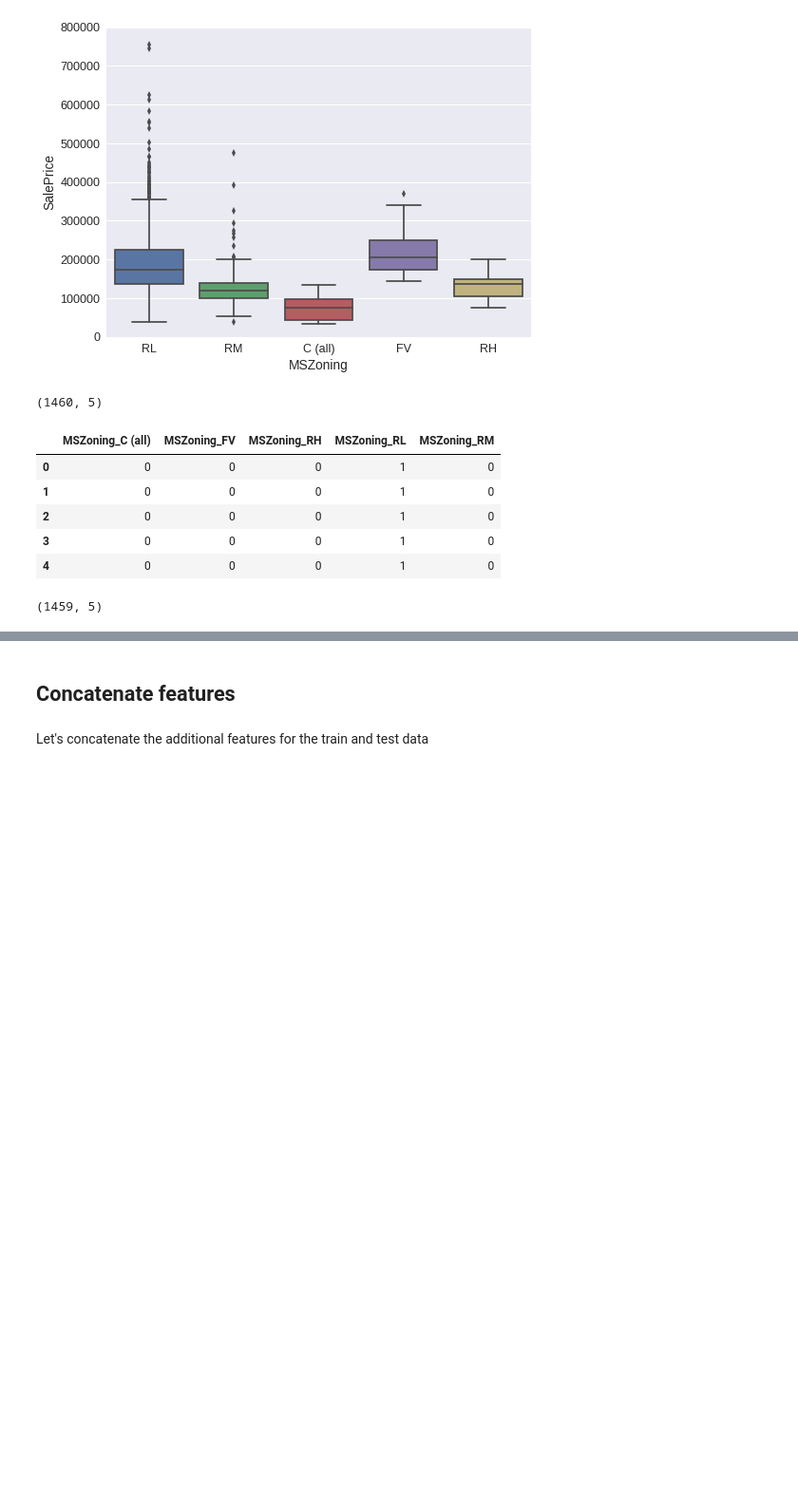
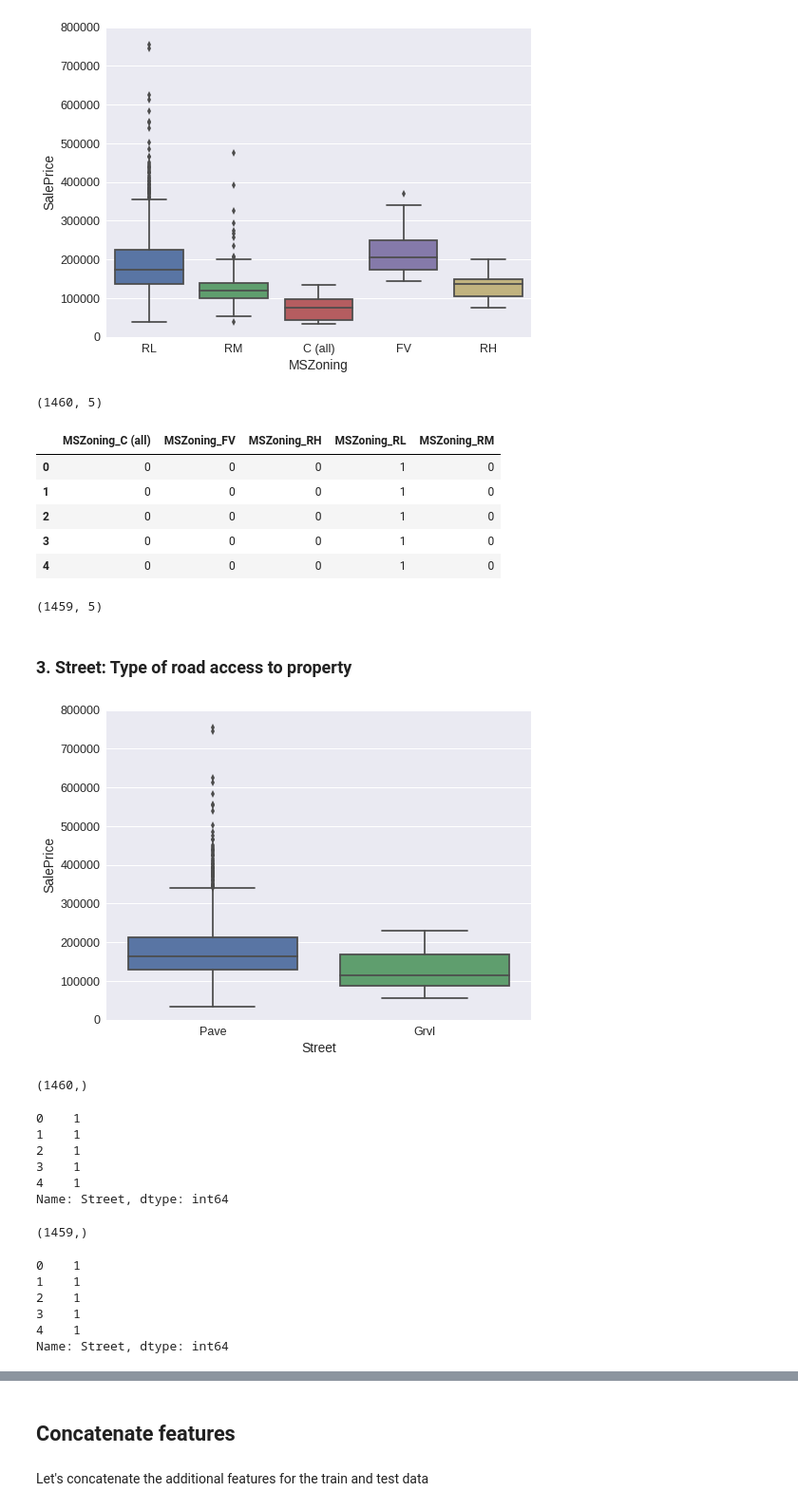
Before and after one commit to maviator/Kaggle_home_price_prediction, a Jupyter notebook: Script/kaggle_home_price_prediction.ipynb, the cells around one changed output, grey strips where cells are left out. Shown at 95% size. Drawn from its saved outputs; the diff is of its cells as text; code cells hidden in the pictures; blank space fills up the shorter version.

```diff
--- a/Script/kaggle_home_price_prediction.ipynb
+++ b/Script/kaggle_home_price_prediction.ipynb
@@ -276,3 +275,42 @@ ms_zoning_test = pd.get_dummies(test.MSZoning, prefix='MSZoning')
 ms_zoning_test.shape
 # %% [output]
 (1459, 5)
+# %% [markdown]
+### 3. Street: Type of road access to property
+# %%
+var = 'Street'
+data = pd.concat([train['SalePrice'], train[var]], axis=1)
+f, ax = plt.subplots(figsize=(8, 6))
+fig = sns.boxplot(x=var, y="SalePrice", data=data)
+fig.axis(ymin=0, ymax=800000);
+# %% [output]
+[figure, added]
+# %%
+# Transform Street into binary values 0 and 1
+street_train = pd.Series(np.where(train.Street == 'Pave', 1, 0), name='Street')
+street_train.shape
+# %% [output]
+(1460,)
+# %%
+street_train.head()
+# %% [output]
+0    1
+1    1
+2    1
+3    1
+4    1
+Name: Street, dtype: int64
+# %%
+street_test = pd.Series(np.where(test.Street == 'Pave', 1, 0), name='Street')
+street_test.shape
+# %% [output]
+(1459,)
+# %%
+street_test.head()
+# %% [output]
+0    1
+1    1
+2    1
+3    1
+4    1
+Name: Street, dtype: int64
```
Also changed, not shown: parts of 15 cells of this notebook.
